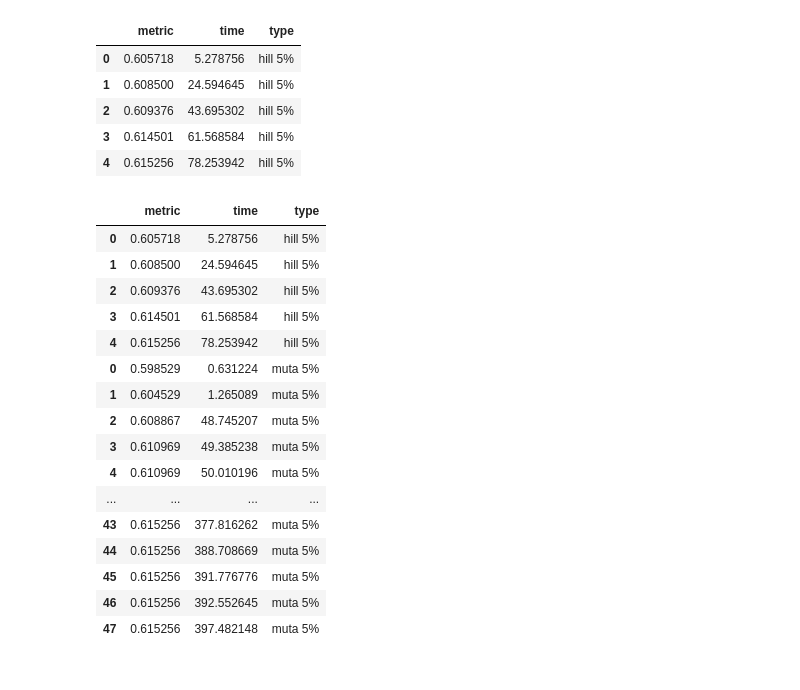
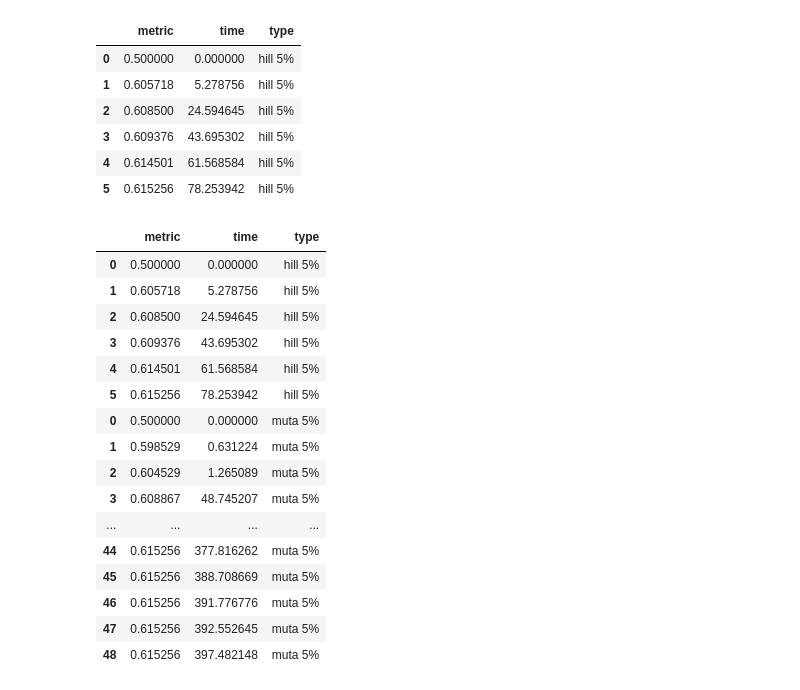
Before and after one commit to zmysloony/xgboost-params, a Jupyter notebook: Wykresixy.ipynb, the cells around one changed output. Drawn from its saved outputs; the diff is of its cells as text; code cells hidden in the pictures.

```diff
--- a/Wykresixy.ipynb
+++ b/Wykresixy.ipynb
@@ -62,18 +64,19 @@ muta_005
 # %%
-temp = [[0.6057176212410019, 5.27875559599488],[0.6084998478992606, 24.594645299999684],[0.6093763326268272, 43.695302037995134],[0.6145011462875402, 61.56858385099622],[0.6152558787112192, 78.2539417109947]]
+temp = [[0.5,0],[0.6057176212410019, 5.27875559599488],[0.6084998478992606, 24.594645299999684],[0.6093763326268272, 43.695302037995134],[0.6145011462875402, 61.56858385099622],[0.6152558787112192, 78.2539417109947]]
 
 hill_005 = pd.DataFrame.from_records(temp, columns=['metric', 'time'])
 
 hill_005['type']= 'hill 5%'
 
 hill_005
 # %% [output]
 |  | metric | time | type |
-| 0 | 0.605718 | 5.278756 | hill 5% |
-| 1 | 0.608500 | 24.594645 | hill 5% |
-| 2 | 0.609376 | 43.695302 | hill 5% |
-| 3 | 0.614501 | 61.568584 | hill 5% |
-| 4 | 0.615256 | 78.253942 | hill 5% |
+| 0 | 0.500000 | 0.000000 | hill 5% |
+| 1 | 0.605718 | 5.278756 | hill 5% |
+| 2 | 0.608500 | 24.594645 | hill 5% |
+| 3 | 0.609376 | 43.695302 | hill 5% |
+| 4 | 0.614501 | 61.568584 | hill 5% |
+| 5 | 0.615256 | 78.253942 | hill 5% |
 # %%
 wykres_5 = hill_005
 
@@ -82,22 +85,22 @@ wykres_5 = wykres_5.append(muta_005)
 wykres_5
 # %% [output]
 |  | metric | time | type |
-| 0 | 0.605718 | 5.278756 | hill 5% |
-| 1 | 0.608500 | 24.594645 | hill 5% |
-| 2 | 0.609376 | 43.695302 | hill 5% |
-| 3 | 0.614501 | 61.568584 | hill 5% |
-| 4 | 0.615256 | 78.253942 | hill 5% |
-| 0 | 0.598529 | 0.631224 | muta 5% |
-| 1 | 0.604529 | 1.265089 | muta 5% |
-| 2 | 0.608867 | 48.745207 | muta 5% |
-| 3 | 0.610969 | 49.385238 | muta 5% |
-| 4 | 0.610969 | 50.010196 | muta 5% |
+| 0 | 0.500000 | 0.000000 | hill 5% |
+| 1 | 0.605718 | 5.278756 | hill 5% |
+| 2 | 0.608500 | 24.594645 | hill 5% |
+| 3 | 0.609376 | 43.695302 | hill 5% |
+| 4 | 0.614501 | 61.568584 | hill 5% |
+| 5 | 0.615256 | 78.253942 | hill 5% |
+| 0 | 0.500000 | 0.000000 | muta 5% |
+| 1 | 0.598529 | 0.631224 | muta 5% |
+| 2 | 0.604529 | 1.265089 | muta 5% |
+| 3 | 0.608867 | 48.745207 | muta 5% |
 | ... | ... | ... | ... |
-| 43 | 0.615256 | 377.816262 | muta 5% |
-| 44 | 0.615256 | 388.708669 | muta 5% |
-| 45 | 0.615256 | 391.776776 | muta 5% |
-| 46 | 0.615256 | 392.552645 | muta 5% |
-| 47 | 0.615256 | 397.482148 | muta 5% |
+| 44 | 0.615256 | 377.816262 | muta 5% |
+| 45 | 0.615256 | 388.708669 | muta 5% |
+| 46 | 0.615256 | 391.776776 | muta 5% |
+| 47 | 0.615256 | 392.552645 | muta 5% |
+| 48 | 0.615256 | 397.482148 | muta 5% |
 # %%
 sn.relplot(x='time',y='metric', hue="type", style="type", data=wykres_5)
 # %% [output]
```
Also changed, not shown: parts of 10 cells of this notebook, 1 other file.
